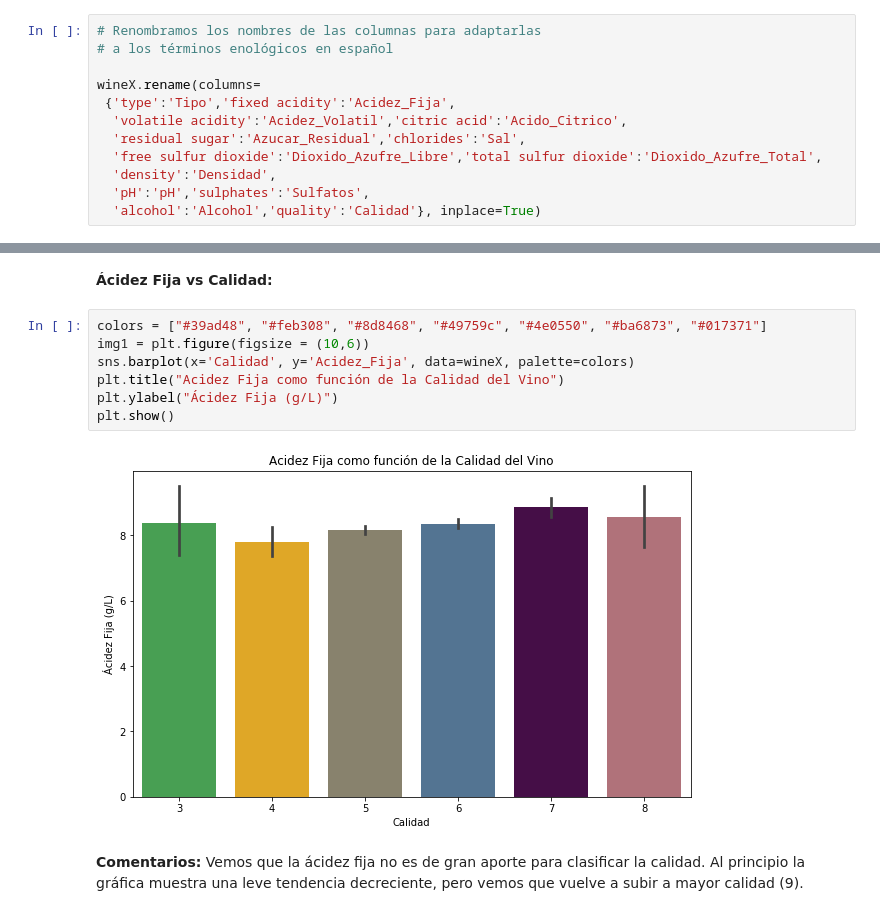
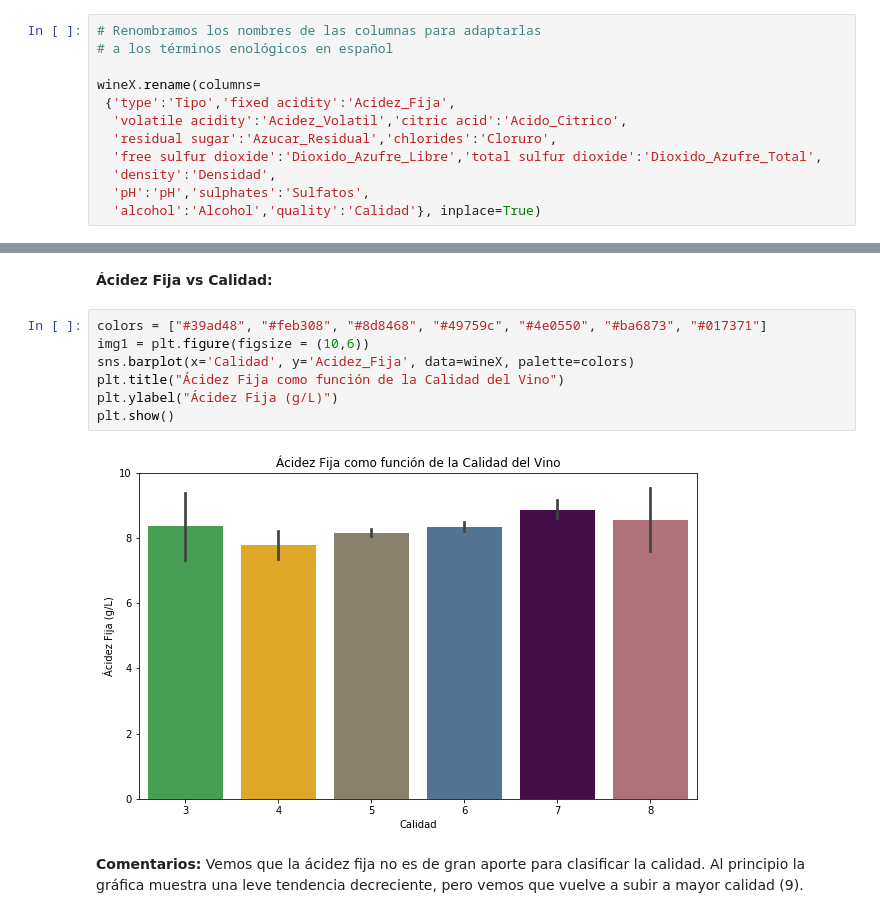
Before and after one commit to Fati486/TFM, a Jupyter notebook: Predicción_de_la_Calidad_del_Vino_usando_Machine_Learning.ipynb, the cells around one changed output, grey strips where cells are left out. Saved outputs shown, nothing was run; the diff lists cells and outputs as text.

```diff
--- a/Predicción_de_la_Calidad_del_Vino_usando_Machine_Learning.ipynb
+++ b/Predicción_de_la_Calidad_del_Vino_usando_Machine_Learning.ipynb
@@ -207,7 +219,7 @@ En esta parte segunda parte, se realizarán las modificaciones necesarias al dat
 wineX.rename(columns=
  {'type':'Tipo','fixed acidity':'Acidez_Fija',
   'volatile acidity':'Acidez_Volatil','citric acid':'Acido_Citrico',
-  'residual sugar':'Azucar_Residual','chlorides':'Sal',
+  'residual sugar':'Azucar_Residual','chlorides':'Cloruro',
   'free sulfur dioxide':'Dioxido_Azufre_Libre','total sulfur dioxide':'Dioxido_Azufre_Total',
   'density':'Densidad',
   'pH':'pH','sulphates':'Sulfatos',
@@ -300,12 +312,12 @@ A continuación representaremos cada una de las otras columnas contra la variabl
 # %%
 colors = ["#39ad48", "#feb308", "#8d8468", "#49759c", "#4e0550", "#ba6873", "#017371"]
 img1 = plt.figure(figsize = (10,6))
 sns.barplot(x='Calidad', y='Acidez_Fija', data=wineX, palette=colors)
-plt.title("Acidez Fija como función de la Calidad del Vino")
+plt.title("Ácidez Fija como función de la Calidad del Vino")
 plt.ylabel("Ácidez Fija (g/L)")
 plt.show()
 # %% [output]
-[figure, old version]
+[figure, new version]
 # %% [markdown]
 **Comentarios:** Vemos que la ácidez fija no es de gran aporte para clasificar la calidad. Al principio la gráfica muestra una leve tendencia decreciente, pero vemos que vuelve a subir a mayor calidad (9).
 # %% [markdown]
```
Also changed, not shown: parts of 101 cells of this notebook.
